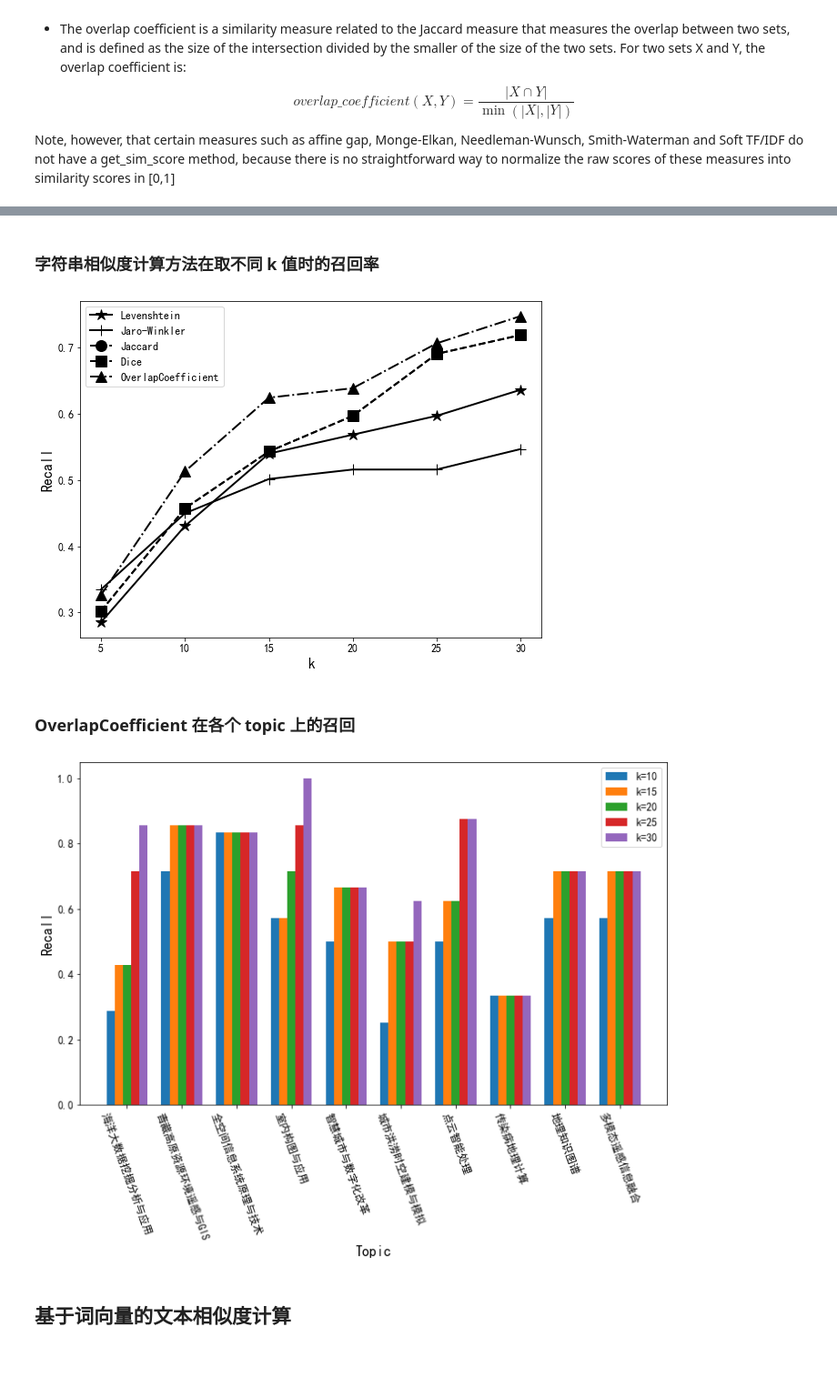
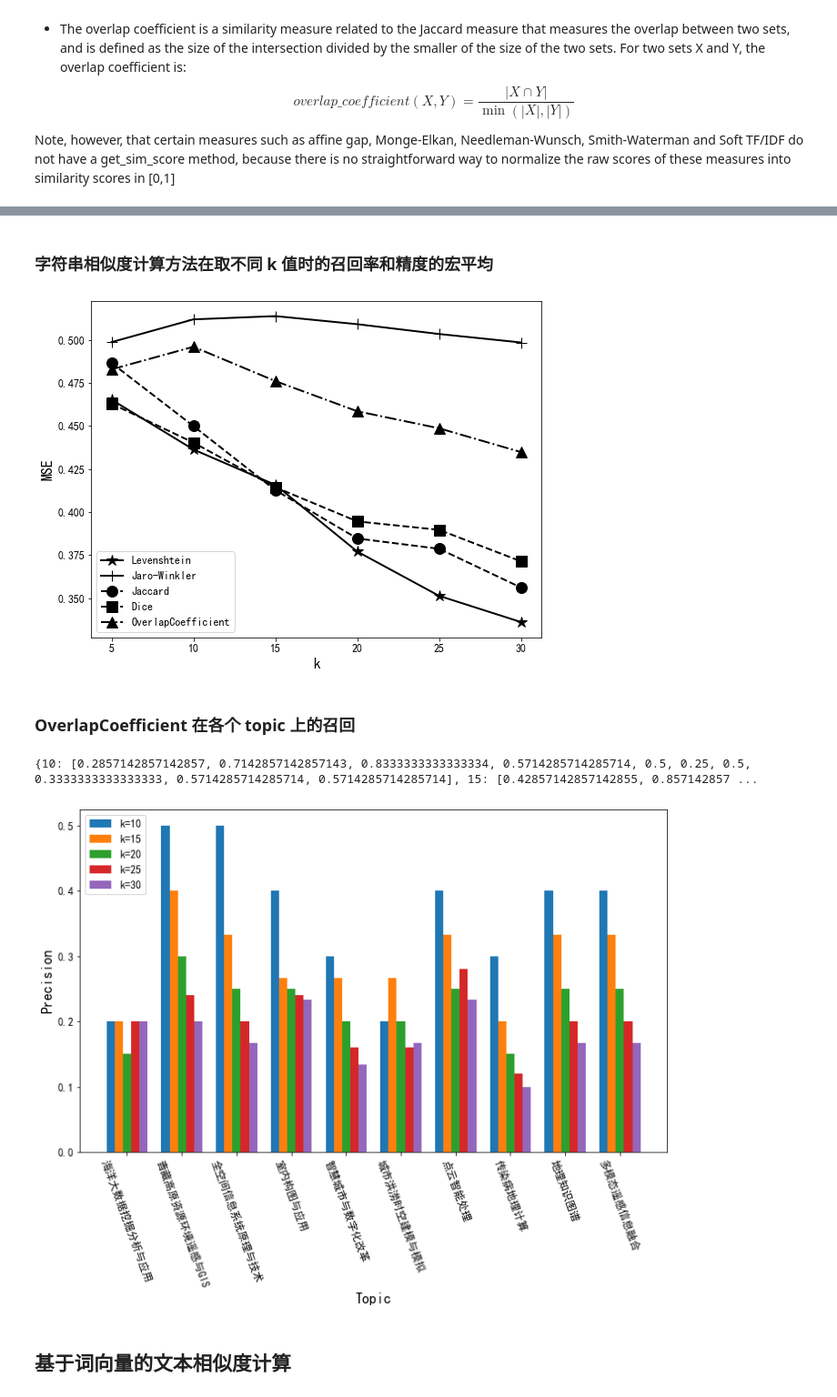
Before and after one commit to T-urning/ReportRecommendation, a Jupyter notebook: spatio_temporal_aware_recommendation.ipynb, the cells around one changed output, grey strips where cells are left out. Shown at 91% size. Cells and saved outputs as stored; diff of their text form; code cells hidden in the pictures; blank space fills up the shorter version.

```diff
--- a/spatio_temporal_aware_recommendation.ipynb
+++ b/spatio_temporal_aware_recommendation.ipynb
@@ -395,11 +422,14 @@ sim_model = {
 }
 k_model_recalls = defaultdict(dict)
 model_k_recalls = defaultdict(dict)
+model_k_precisions = defaultdict(dict)
+model_k_mse = defaultdict(dict)
 k_range = list(range(5, 35, 5))
 for k in k_range:
     print(k)
     for i, (m_name, model) in enumerate(sim_model.items()):
-        recalls = []
+        recalls, precisions = [], []
+        mse = 0
         for topic, report_ids in test_data.items():
             pairs = []
             for tid, title in id_2_report.items():
@@ -414,13 +444,26 @@ for k in k_range:
             for pair in pairs[:k]:
                 if pair['index'] in report_ids:
                     count += 1
+                    mse += (pair['score'] - 1) ** 2
+                    print('1: ', pair['score'], (pair['score'] - 1) ** 2)
+                else:
+                    mse += (pair['score'] - 0) ** 2
+                    print('0: ', pair['score'], (pair['score'] - 0) ** 2)
                 # print('{} \t {} \t Score: {:.4f}'.format(topic, id_2_report[pair['index']], pair['score']))
             recall = count / len(report_ids)
             # print('{} 召回率: {:.4f}'.format(topic, recall))
             recalls.append(recall)
+            precision = count / k
+            precisions.append(precision)
 
-        print(m_name, sum(recalls) / len(recalls))
+
+        # print(m_name, sum(recalls) / len(recalls))
         model_k_recalls[m_name][k] = sum(recalls) / len(recalls)
+        model_k_precisions[m_name][k] = sum(precisions) / len(precisions)
+        model_k_mse[m_name][k] = (mse / (k * len(test_data))) ** 0.5
         k_model_recalls[k][m_name] = sum(recalls) / len(recalls)
+
 k_model_recalls = dict(k_model_recalls)
 model_k_recalls = dict(model_k_recalls)
+model_k_precisions = dict(model_k_precisions)
+model_k_mse = dict(model_k_mse)
@@ -427,5 +488,5 @@ model_k_recalls = dict(model_k_recalls)
 # %% [markdown]
-### 字符串相似度计算方法在取不同 k 值时的召回率
+### 字符串相似度计算方法在取不同 k 值时的召回率和精度的宏平均
 # %%
 
 import numpy as np
@@ -446,13 +507,15 @@ plt.rc('figure', titlesize=BIGGER_SIZE)  # fontsize of the figure title
 
 plt.rcParams['axes.unicode_minus'] = False
 
-stat_frame = pd.DataFrame(model_k_recalls).round(4)
+stat_frame = pd.DataFrame(model_k_mse).round(4)
 
 fig, ax3 = plt.subplots(figsize=(8, 6))
 
 ax3.set_xlabel('k')
 ax3.set_xticklabels([0, 5, 10, 15, 20, 25, 30])
-ax3.set_ylabel('Recall')
+ax3.set_ylabel('MSE')
+# ax3.set_ylabel('Precision')
+# ax3.set_ylabel('Recall')
 
 fmts = ['k*-', 'k+-', 'ko--', 'ks--', 'k^-.']
 for i, (model_name, _) in enumerate(model_k_recalls.items()):
@@ -462,10 +525,10 @@ for i, (model_name, _) in enumerate(model_k_recalls.items()):
 ax3.legend()
 
 fig.tight_layout() # otherwise the right y-label is slightly clipped
-plt.savefig('outputs/text_match/figs/string_match_recalls.pdf', format='pdf')
+plt.savefig('outputs/text_match/figs/string_match_mse.pdf', format='pdf')
 plt.show()
 # %% [output]
-[figure, old version]
+[figure, new version]
 # %% [markdown]
 ### OverlapCoefficient 在各个 topic 上的召回
 # %%
@@ -473,8 +536,9 @@ model = SM.overlap_coefficient.OverlapCoefficient()
 
 k_range = list(range(10, 35, 5))
 k_recalls = dict()
+k_precisions = dict()
 for k in k_range:
-    recalls = []
+    recalls, precisions = [], []
     for topic, report_ids in test_data.items():
         pairs = []
         for tid, title in id_2_report.items():
@@ -492,11 +556,16 @@ for k in k_range:
         recall = count / len(report_ids)
         # print('{} 召回率: {:.4f}'.format(topic, recall))
         recalls.append(recall)
+        precision = count / k
+        precisions.append(precision)
 
     # print(m_name, sum(recalls) / len(recalls))
     k_recalls[k] = recalls
+    k_precisions[k] = precisions
 
 print(k_recalls)
+# %% [output]
+{10: [0.2857142857142857, 0.7142857142857143, 0.8333333333333334, 0.5714285714285714, 0.5, 0.25, 0.5, 0.3333333333333333, 0.5714285714285714, 0.5714285714285714], 15: [0.42857142857142855, 0.857142857 ...
 # %%
 topics = [test_topics[ith] for ith in topic_ids]
 topics, recalls
@@ -514,41 +583,43 @@ plt.rc('axes', labelsize=LARGE_SIZE)    # fontsize of the x and y labels
 plt.rc('xtick', labelsize=MEDIUM_SIZE)    # fontsize of the tick labels
 plt.rc('ytick', labelsize=BIGGER_SIZE)    # fontsize of the tick labels
 plt.rc('legend', fontsize=BIGGER_SIZE)    # legend fontsize
 plt.rc('figure', titlesize=BIGGER_SIZE)  # fontsize of the figure title
 
 # stat_dict = {
 #     'BERT': [0.8571428571428571, 0.7142857142857143, 0.8333333333333334, 0.8571428571428571, 1.0, 0.875, 1.0, 0.6666666666666666, 0.7142857142857143, 0.8571428571428571]
 # }
 
 x_labels = topics #[str(i) for i in range(1, len(topic))]
 x = np.arange(1, len(x_labels)+1)
 width = 0.15
 
 plt.rcParams['axes.unicode_minus'] = False
 plt.rcParams["font.sans-serif"]=["SimHei"] #设置字体
 
 fig, ax1 = plt.subplots(figsize=(10, 8))
 
-rects0 = ax1.bar(x-2*width, k_recalls[10], width, label='k=10')
-rects1 = ax1.bar(x-1*width, k_recalls[15], width, label='k=15')
-rects2 = ax1.bar(x-0*width, k_recalls[20], width, label='k=20')
-rects3 = ax1.bar(x+1*width, k_recalls[25], width, label='k=25')
-rects4 = ax1.bar(x+2*width, k_recalls[30], width, label='k=30')
+data = k_precisions # k_recalls
+rects0 = ax1.bar(x-2*width, data[10], width, label='k=10')
+rects1 = ax1.bar(x-1*width, data[15], width, label='k=15')
+rects2 = ax1.bar(x-0*width, data[20], width, label='k=20')
+rects3 = ax1.bar(x+1*width, data[25], width, label='k=25')
+rects4 = ax1.bar(x+2*width, data[30], width, label='k=30')
 
 ax1.set_xlabel('Topic')
 ax1.set_xticks(np.arange(1, len(topics)+1))
 ax1.set_xticklabels(x_labels, rotation=290)
 # ax1.set_xticks(x, x_labels)
 
-ax1.set_ylabel('Recall')
+ax1.set_ylabel('Precision')
+#ax1.set_ylabel('Recall')
 ax1.legend()
 
 
 fig.tight_layout() # otherwise the right y-label is slightly clipped
-plt.savefig('outputs/text_match/figs/string_match_topic_recalls.pdf', format='pdf')
+plt.savefig('outputs/text_match/figs/string_match_topic_precisions.pdf', format='pdf')
 plt.show()
 # %% [output]
-[figure, old version]
+[figure, new version]
 # %% [markdown]
 ## 基于词向量的文本相似度计算
 # %%
```
Also changed, not shown: parts of 6 cells of this notebook.
